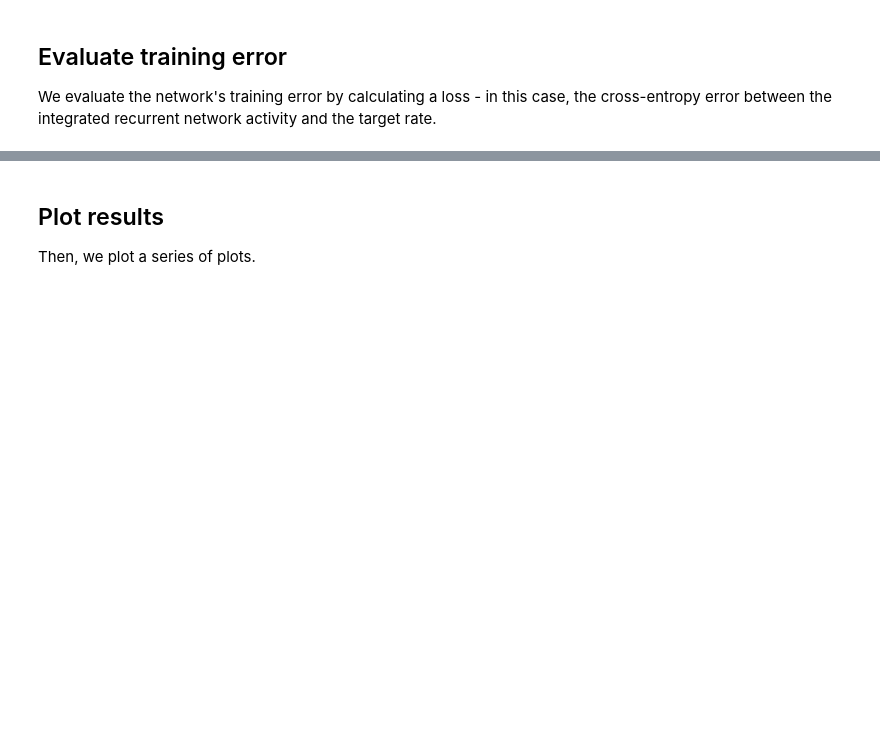
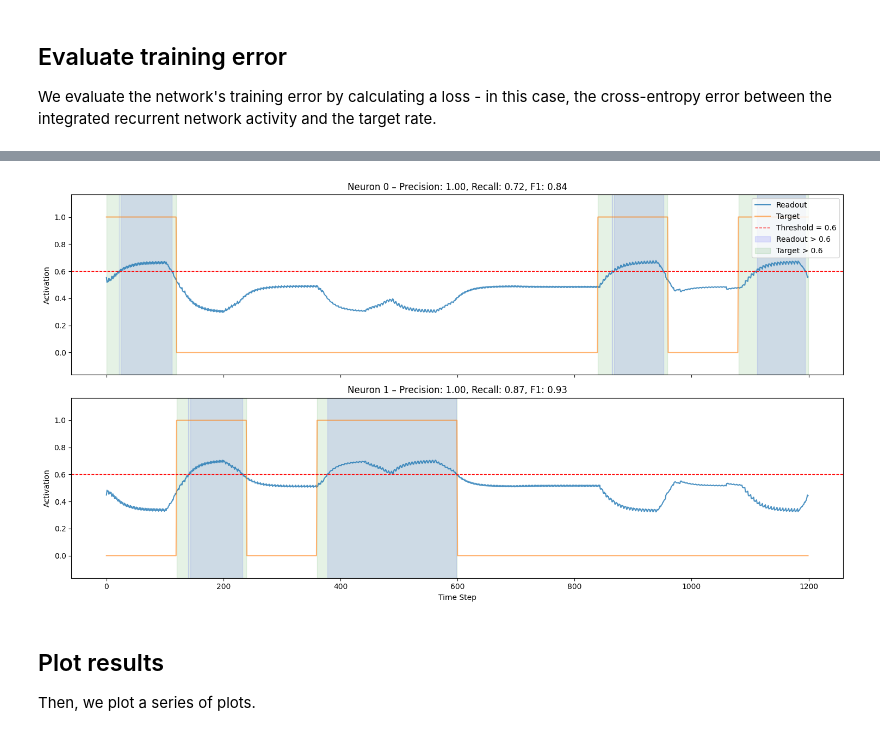
Before and after one commit to Hadlar99/e-prop_master_nmbu, a Jupyter notebook: code_binary/eprop_seq_two_class_silence.ipynb, the cells around one changed output, grey strips where cells are left out. Saved outputs shown, nothing was run; the diff lists cells and outputs as text; code cells hidden in the pictures; blank space fills up the shorter version.

```diff
--- a/code_binary/eprop_seq_two_class_silence.ipynb
+++ b/code_binary/eprop_seq_two_class_silence.ipynb
@@ -648,0 +654,18 @@ recall_errors = 1.0 - accuracy
+# %%
+readout_last = readout_bin[:, 99, 0, :]  # Shape: [2][1680]
+target_last = target_bin[:, 99, 0, :]
+# %%
+from sklearn.metrics import precision_score, recall_score, f1_score
+
+for neuron in range(2):
+    y_true = target_last[neuron]
+    y_pred = readout_last[neuron]
+
+    precision = precision_score(y_true, y_pred)
+    recall = recall_score(y_true, y_pred)
+    f1 = f1_score(y_true, y_pred)
+
+    print(f"Neuron {neuron}:")
+    print(f"  Precision: {precision:.3f}")
+    print(f"  Recall:    {recall:.3f}")
+    print(f"  F1 Score:  {f1:.3f}\n")
@@ -649,3 +682,49 @@ recall_errors = 1.0 - accuracy
+# %%
+import numpy as np
+import matplotlib.pyplot as plt
+from sklearn.metrics import precision_score, recall_score, f1_score
+
+# --- Extract last iteration (iteration 99, batch 0)
+readout_last = readout_signal[:, 99, 0, :]  # shape: [2][1680]
+target_last = target_signal[:, 99, 0, :]
+
+# --- Threshold
+threshold = 0.6
+readout_bin = (readout_last > threshold).astype(int)
+target_bin = (target_last > threshold).astype(int)
+
+# --- Plotting
+timesteps = np.arange(readout_last.shape[1])
+fig, axes = plt.subplots(2, 1, figsize=(15, 8), sharex=True)
+
+for neuron in range(2):
+    ax = axes[neuron]
+
+    # Plot signals
+    ax.plot(timesteps, readout_last[neuron], label="Readout", alpha=0.8)
+    ax.plot(timesteps, target_last[neuron], label="Target", alpha=0.6)
+
+    # Threshold line
+    ax.axhline(y=threshold, color='red', linestyle='--', linewidth=1, label='Threshold = 0.6' if neuron == 0 else None)
+
+    # Highlight binary activations
+    ax.fill_between(timesteps, 0, 1, where=readout_bin[neuron] > 0, color='blue', alpha=0.1, transform=ax.get_xaxis_transform(), label='Readout > 0.6' if neuron == 0 else None)
+    ax.fill_between(timesteps, 0, 1, where=target_bin[neuron] > 0, color='green', alpha=0.1, transform=ax.get_xaxis_transform(), label='Target > 0.6' if neuron == 0 else None)
+
+    # Metrics
+    precision = precision_score(target_bin[neuron], readout_bin[neuron])
+    recall = recall_score(target_bin[neuron], readout_bin[neuron])
+    f1 = f1_score(target_bin[neuron], readout_bin[neuron])
+
+    ax.set_title(f"Neuron {neuron} – Precision: {precision:.2f}, Recall: {recall:.2f}, F1: {f1:.2f}")
+    ax.set_ylabel("Activation")
+
+axes[1].set_xlabel("Time Step")
+axes[0].legend(loc="upper right")
+plt.tight_layout()
+plt.show()
+# %% [output]
+[figure, added]
 # %% [markdown]
 ## Plot results
 Then, we plot a series of plots.
```
Also changed, not shown: parts of 16 cells of this notebook, 1 other file.
